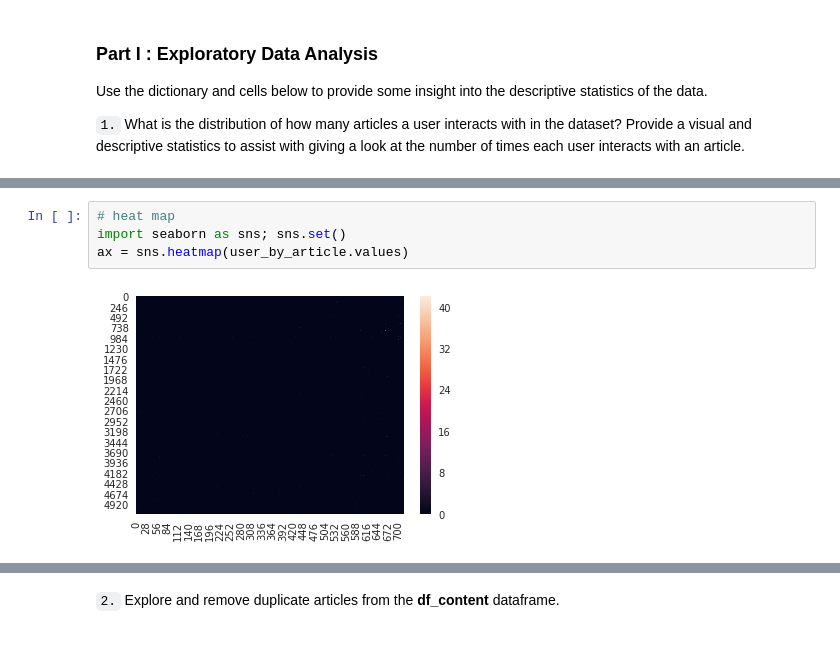
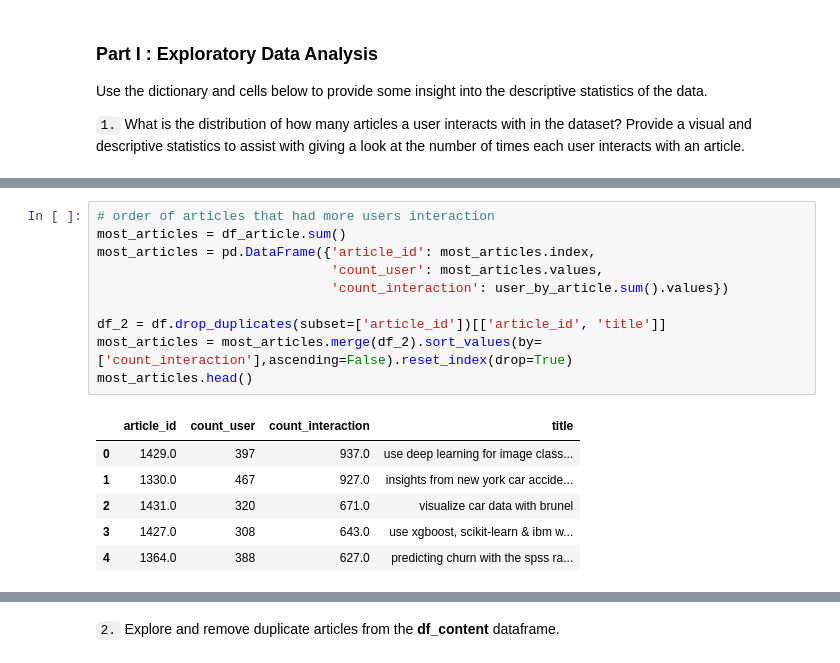
Before and after one commit to Jaouadeddadsi/Recommendations-Engines-with-IBM, a Jupyter notebook: Recommendations_with_IBM.ipynb, the cells around one changed output, grey strips where cells are left out. Cells and saved outputs as stored; diff of their text form.

```diff
--- a/Recommendations_with_IBM.ipynb
+++ b/Recommendations_with_IBM.ipynb
@@ -83,6 +108,17 @@ user_by_article.max().max()
-# %%
-# heat map
-import seaborn as sns; sns.set()
-ax = sns.heatmap(user_by_article.values)
-# %% [output]
-[figure, removed]
+# %%
+# order of articles that had more users interaction
+most_articles = df_article.sum()
+most_articles = pd.DataFrame({'article_id': most_articles.index,
+                              'count_user': most_articles.values,
+                              'count_interaction': user_by_article.sum().values})
+
+df_2 = df.drop_duplicates(subset=['article_id'])[['article_id', 'title']]
+most_articles = most_articles.merge(df_2).sort_values(by= ['count_interaction'],ascending=False).reset_index(drop=True)
+most_articles.head()
+# %% [output]
+|  | article_id | count_user | count_interaction | title |
+| 0 | 1429.0 | 397 | 937.0 | use deep learning for image class... |
+| 1 | 1330.0 | 467 | 927.0 | insights from new york car accide... |
+| 2 | 1431.0 | 320 | 671.0 | visualize car data with brunel |
+| 3 | 1427.0 | 308 | 643.0 | use xgboost, scikit-learn & ibm w... |
+| 4 | 1364.0 | 388 | 627.0 | predicting churn with the spss ra... |
```
Also changed, not shown: parts of 27 cells of this notebook.
